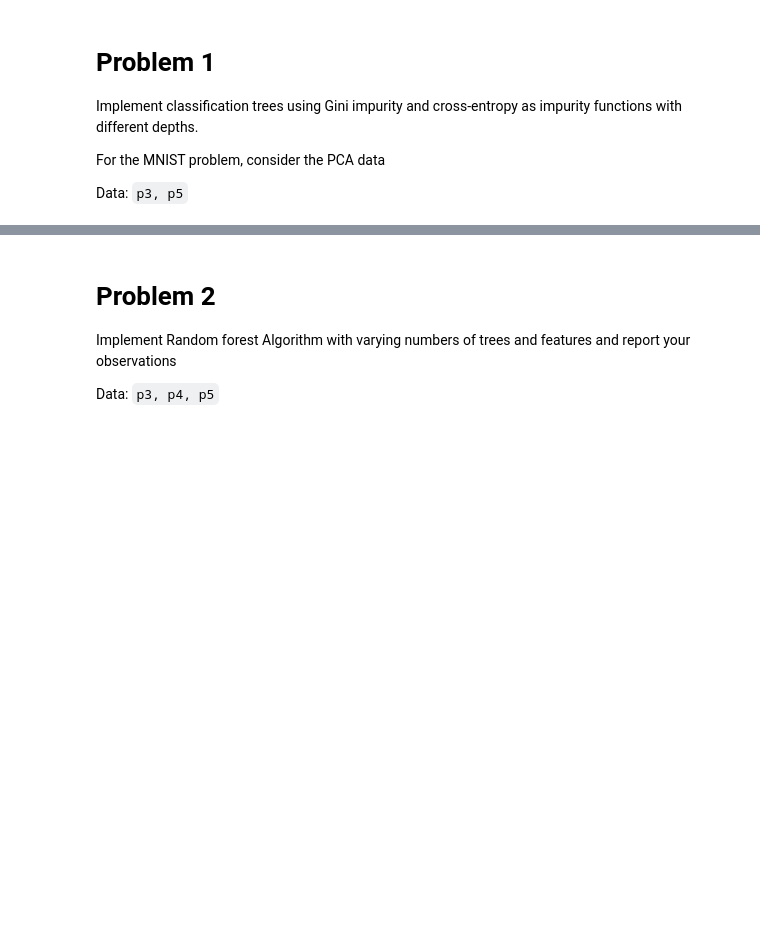
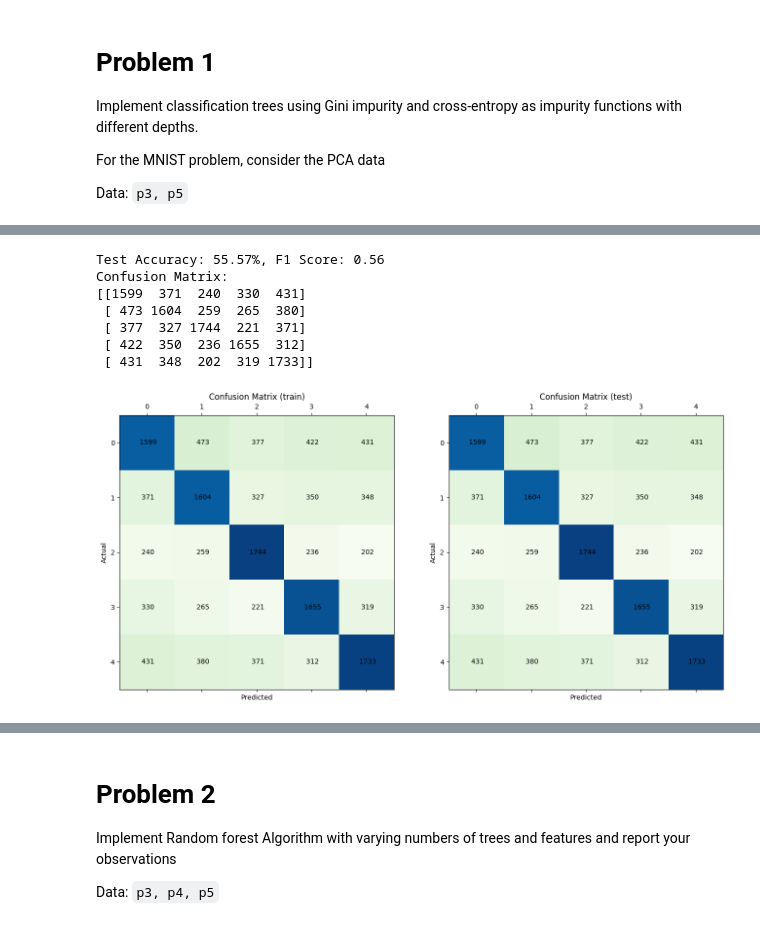
Before and after one commit to lokesh1197/PRNN-2023, a Jupyter notebook: Assignment3/solution.ipynb, the cells around one changed output, grey strips where cells are left out. Drawn from its saved outputs; the diff is of its cells as text; code cells hidden in the pictures; blank space fills up the shorter version.

```diff
--- a/Assignment3/solution.ipynb
+++ b/Assignment3/solution.ipynb
@@ -223,0 +384,12 @@ Data: `p3, p5`
+# %%
+print(f"Test Accuracy: {bestResult_p3_entropy[1][0] * 100:.2f}%, F1 Score: {np.average(bestResult_p3_entropy[1][1]):.2f}")
+metrics.printCnf(bestResult_p3_entropy[1][2], bestResult_p3_entropy[1][2])
+# %% [output]
+Test Accuracy: 55.57%, F1 Score: 0.56
+Confusion Matrix:
+[[1599  371  240  330  431]
+ [ 473 1604  259  265  380]
+ [ 377  327 1744  221  371]
+ [ 422  350  236 1655  312]
+ [ 431  348  202  319 1733]]
+[figure, added]
```
Also changed, not shown: parts of 23 cells of this notebook, 1 other file.
